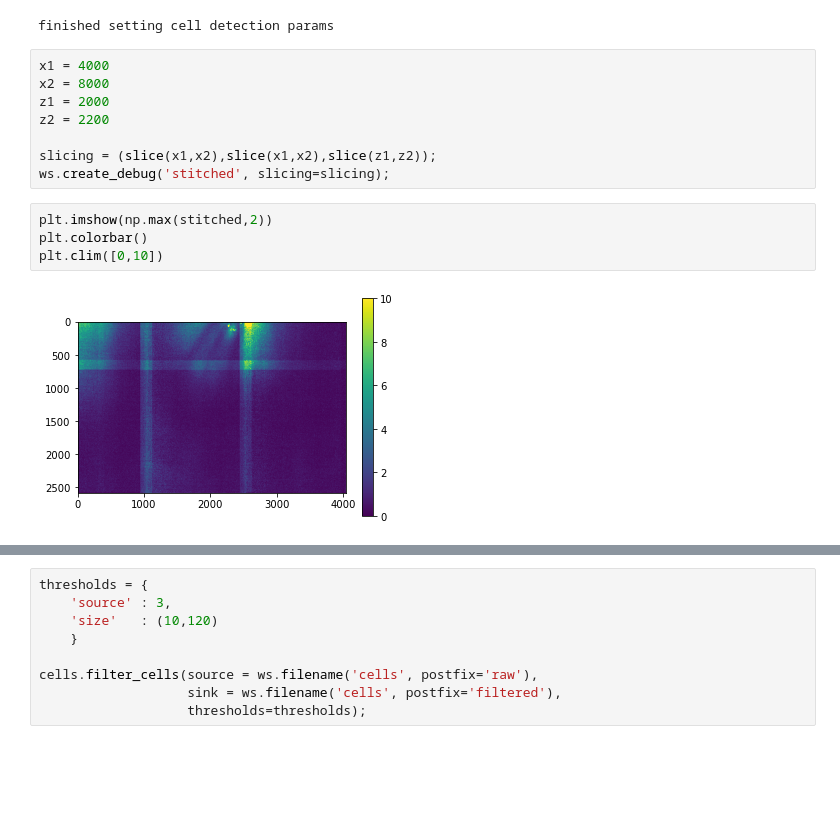
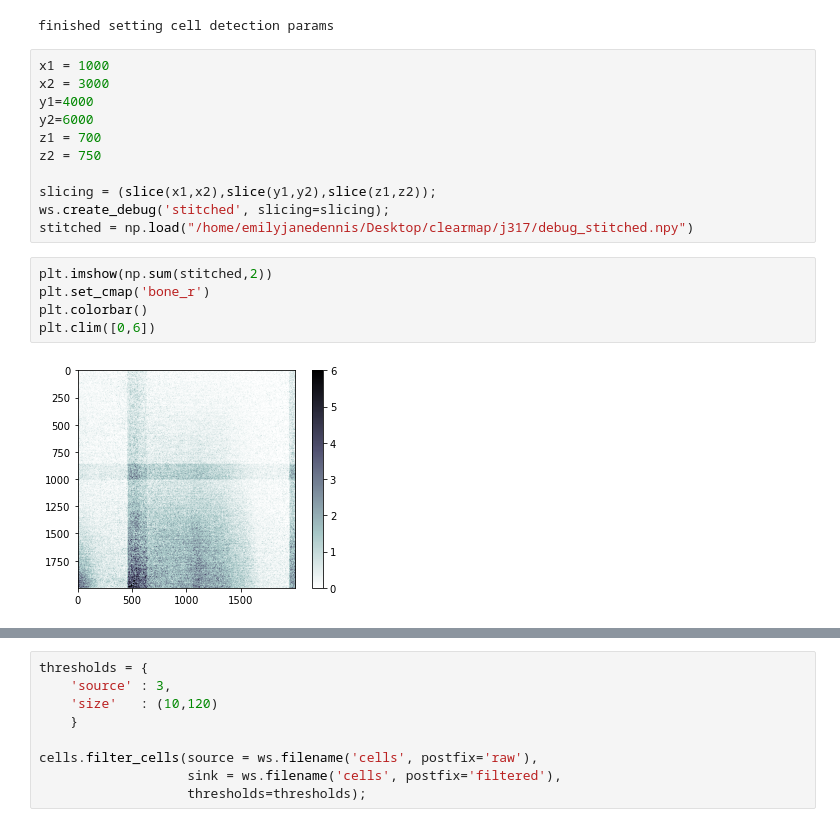
Before and after one commit to PrincetonUniversity/BrainPipe, a Jupyter notebook: tools/analysis/clearmap2_plotting_filtered.ipynb, the cells around one changed output, grey strips where cells are left out. Cells and saved outputs as stored; diff of their text form; blank space fills up the shorter version.

```diff
--- a/tools/analysis/clearmap2_plotting_filtered.ipynb
+++ b/tools/analysis/clearmap2_plotting_filtered.ipynb
@@ -59,19 +59,23 @@ print("finished setting cell detection params")
 # %% [output]
 finished setting cell detection params
 # %%
-x1 = 4000
-x2 = 8000
-z1 = 2000
-z2 = 2200
+x1 = 1000
+x2 = 3000
+y1=4000
+y2=6000
+z1 = 700
+z2 = 750
 
-slicing = (slice(x1,x2),slice(x1,x2),slice(z1,z2));
+slicing = (slice(x1,x2),slice(y1,y2),slice(z1,z2));
 ws.create_debug('stitched', slicing=slicing);
+stitched = np.load("/home/emilyjanedennis/Desktop/clearmap/j317/debug_stitched.npy")
 # %%
-plt.imshow(np.max(stitched,2))
+plt.imshow(np.sum(stitched,2))
+plt.set_cmap('bone_r')
 plt.colorbar()
-plt.clim([0,10])
+plt.clim([0,6])
 # %% [output]
-[figure, old version]
+[figure, new version]
 # %%
 processing_parameter = cells.default_cell_detection_processing_parameter.copy();
 processing_parameter.update(
```
Also changed, not shown: parts of 1 cell of this notebook.
